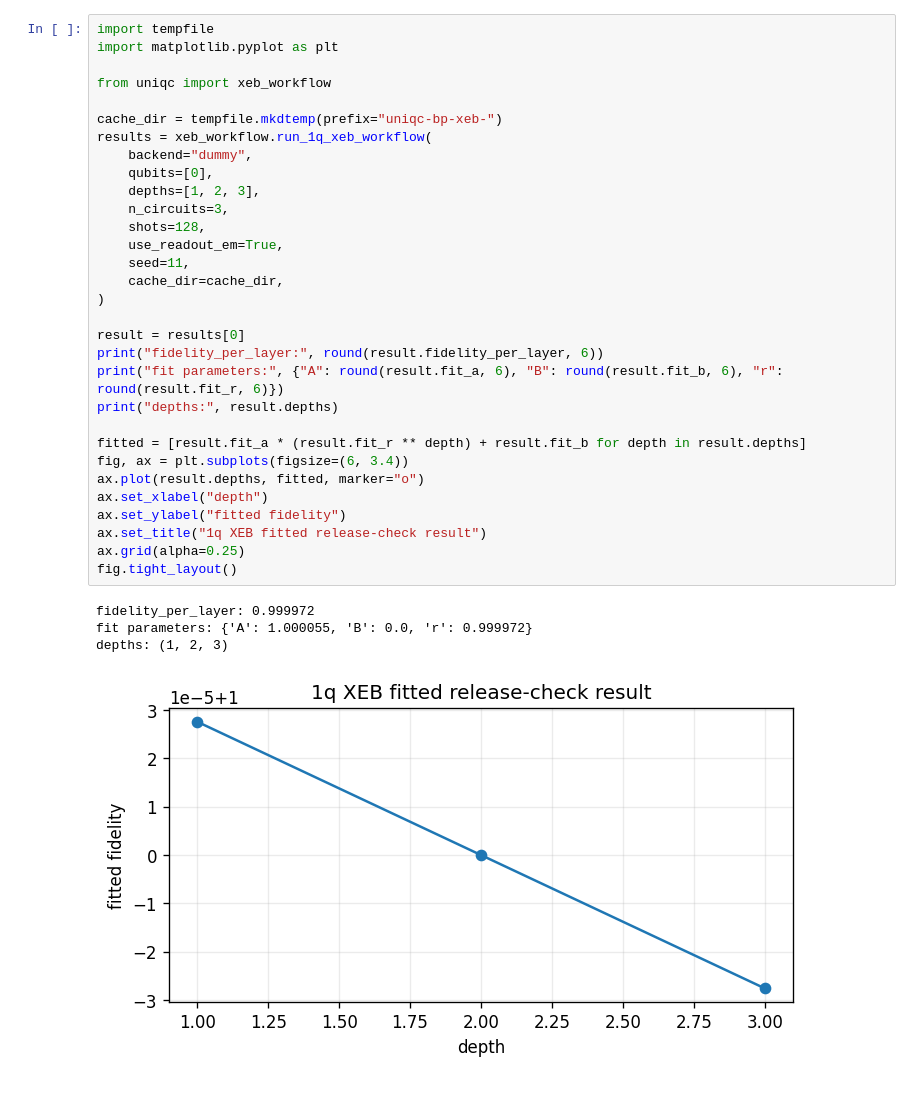
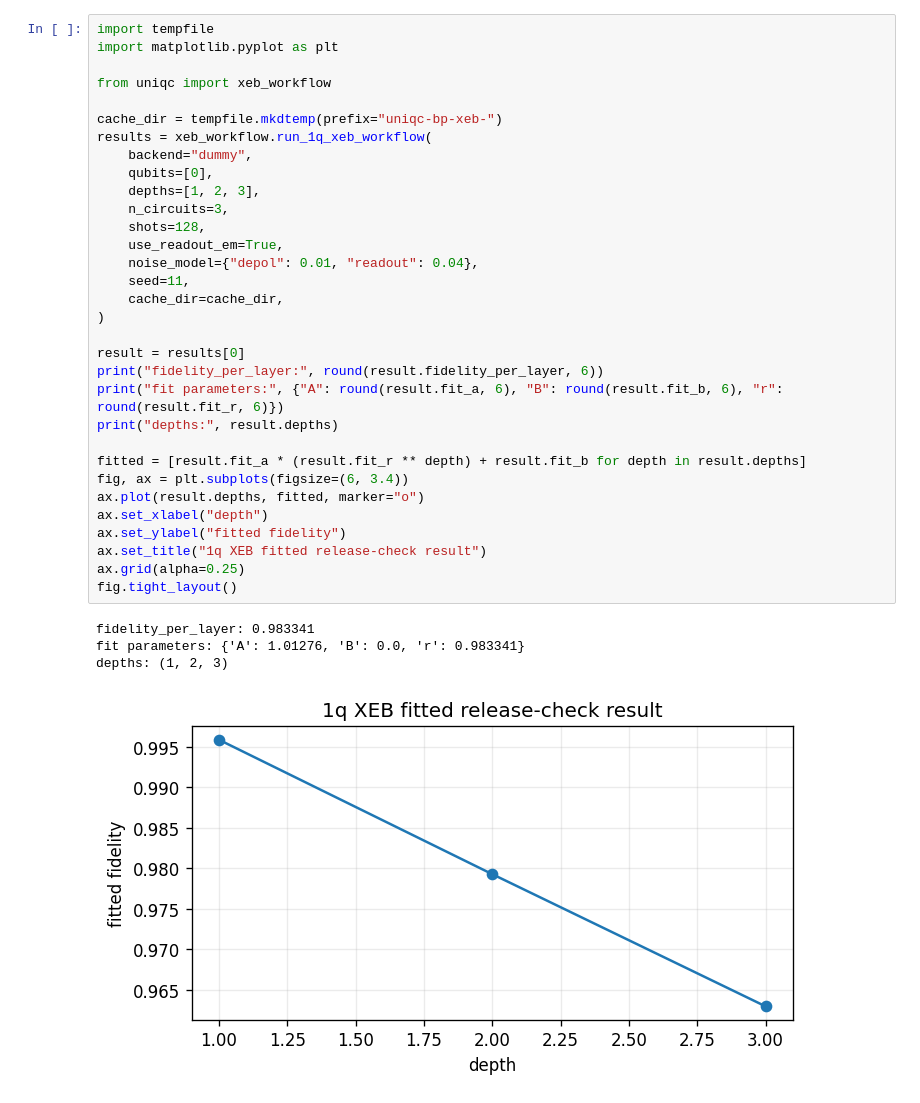
Before and after one commit to IAI-USTC-Quantum/UnifiedQuantum, a Jupyter notebook: docs/source/best_practices/10_xeb_workflow_dummy.ipynb, the cells around one changed output. Cells and saved outputs as stored; diff of their text form.

```diff
--- a/docs/source/best_practices/10_xeb_workflow_dummy.ipynb
+++ b/docs/source/best_practices/10_xeb_workflow_dummy.ipynb
@@ -10,33 +10,34 @@ import matplotlib.pyplot as plt
 
 from uniqc import xeb_workflow
 
 cache_dir = tempfile.mkdtemp(prefix="uniqc-bp-xeb-")
 results = xeb_workflow.run_1q_xeb_workflow(
     backend="dummy",
     qubits=[0],
     depths=[1, 2, 3],
     n_circuits=3,
     shots=128,
     use_readout_em=True,
+    noise_model={"depol": 0.01, "readout": 0.04},
     seed=11,
     cache_dir=cache_dir,
 )
 
 result = results[0]
 print("fidelity_per_layer:", round(result.fidelity_per_layer, 6))
 print("fit parameters:", {"A": round(result.fit_a, 6), "B": round(result.fit_b, 6), "r": round(result.fit_r, 6)})
 print("depths:", result.depths)
 
 fitted = [result.fit_a * (result.fit_r ** depth) + result.fit_b for depth in result.depths]
 fig, ax = plt.subplots(figsize=(6, 3.4))
 ax.plot(result.depths, fitted, marker="o")
 ax.set_xlabel("depth")
 ax.set_ylabel("fitted fidelity")
 ax.set_title("1q XEB fitted release-check result")
 ax.grid(alpha=0.25)
 fig.tight_layout()
 # %% [output]
-fidelity_per_layer: 0.999972
-fit parameters: {'A': 1.000055, 'B': 0.0, 'r': 0.999972}
+fidelity_per_layer: 0.983341
+fit parameters: {'A': 1.01276, 'B': 0.0, 'r': 0.983341}
 depths: (1, 2, 3)
-[figure, old version]
+[figure, new version]
```
Also changed, not shown: parts of 1 cell of this notebook, 9 other files.
